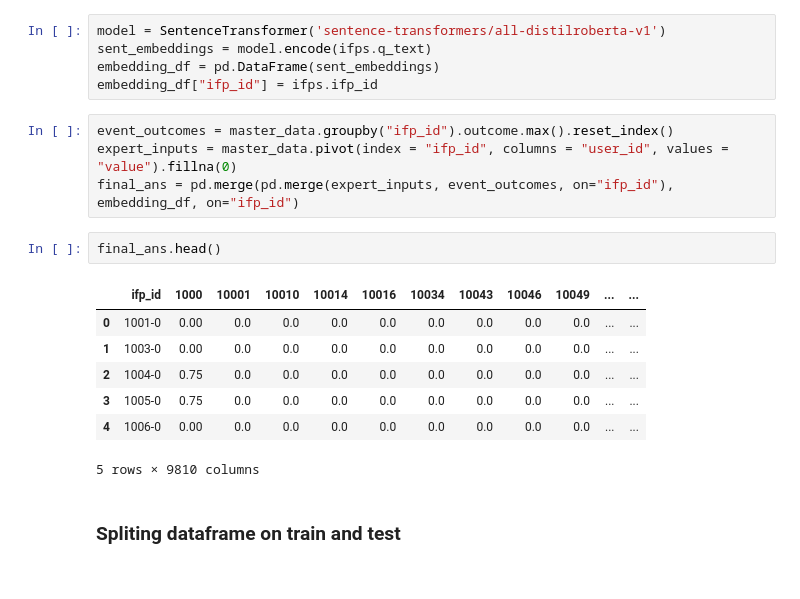
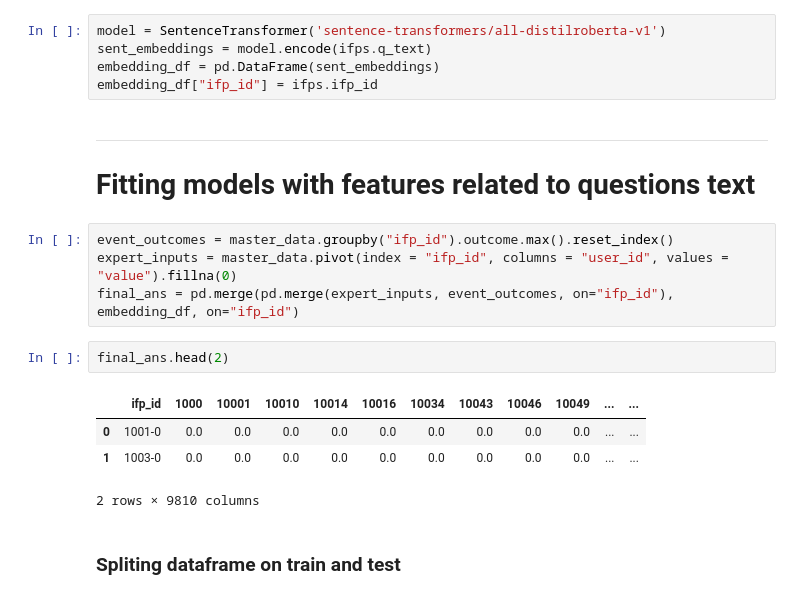
Before and after one commit to MKurseev/master_thesis, a Jupyter notebook: main_file.ipynb, the cells around one changed output. Drawn from its saved outputs; the diff is of its cells as text.

```diff
--- a/main_file.ipynb
+++ b/main_file.ipynb
@@ -122,20 +122,20 @@ model = SentenceTransformer('sentence-transformers/all-distilroberta-v1')
 sent_embeddings = model.encode(ifps.q_text)
 embedding_df = pd.DataFrame(sent_embeddings)
 embedding_df["ifp_id"] = ifps.ifp_id
+# %% [markdown]
+---
+# Fitting models with features related to questions text
 # %%
 event_outcomes = master_data.groupby("ifp_id").outcome.max().reset_index()
 expert_inputs = master_data.pivot(index = "ifp_id", columns = "user_id", values = "value").fillna(0)
 final_ans = pd.merge(pd.merge(expert_inputs, event_outcomes, on="ifp_id"), embedding_df, on="ifp_id")
 # %%
-final_ans.head()
+final_ans.head(2)
 # %% [output]
 |  | ifp_id | 1000 | 10001 | 10010 | 10014 | 10016 | 10034 | 10043 | 10046 | 10049 | ... | ... |
-| 0 | 1001-0 | 0.00 | 0.0 | 0.0 | 0.0 | 0.0 | 0.0 | 0.0 | 0.0 | 0.0 | ... | ... |
-| 1 | 1003-0 | 0.00 | 0.0 | 0.0 | 0.0 | 0.0 | 0.0 | 0.0 | 0.0 | 0.0 | ... | ... |
-| 2 | 1004-0 | 0.75 | 0.0 | 0.0 | 0.0 | 0.0 | 0.0 | 0.0 | 0.0 | 0.0 | ... | ... |
-| 3 | 1005-0 | 0.75 | 0.0 | 0.0 | 0.0 | 0.0 | 0.0 | 0.0 | 0.0 | 0.0 | ... | ... |
-| 4 | 1006-0 | 0.00 | 0.0 | 0.0 | 0.0 | 0.0 | 0.0 | 0.0 | 0.0 | 0.0 | ... | ... |
+| 0 | 1001-0 | 0.0 | 0.0 | 0.0 | 0.0 | 0.0 | 0.0 | 0.0 | 0.0 | 0.0 | ... | ... |
+| 1 | 1003-0 | 0.0 | 0.0 | 0.0 | 0.0 | 0.0 | 0.0 | 0.0 | 0.0 | 0.0 | ... | ... |
-5 rows × 9810 columns
+2 rows × 9810 columns
 # %% [markdown]
 ### Spliting dataframe on train and test
 # %%
```
Also changed, not shown: parts of 27 cells of this notebook.
